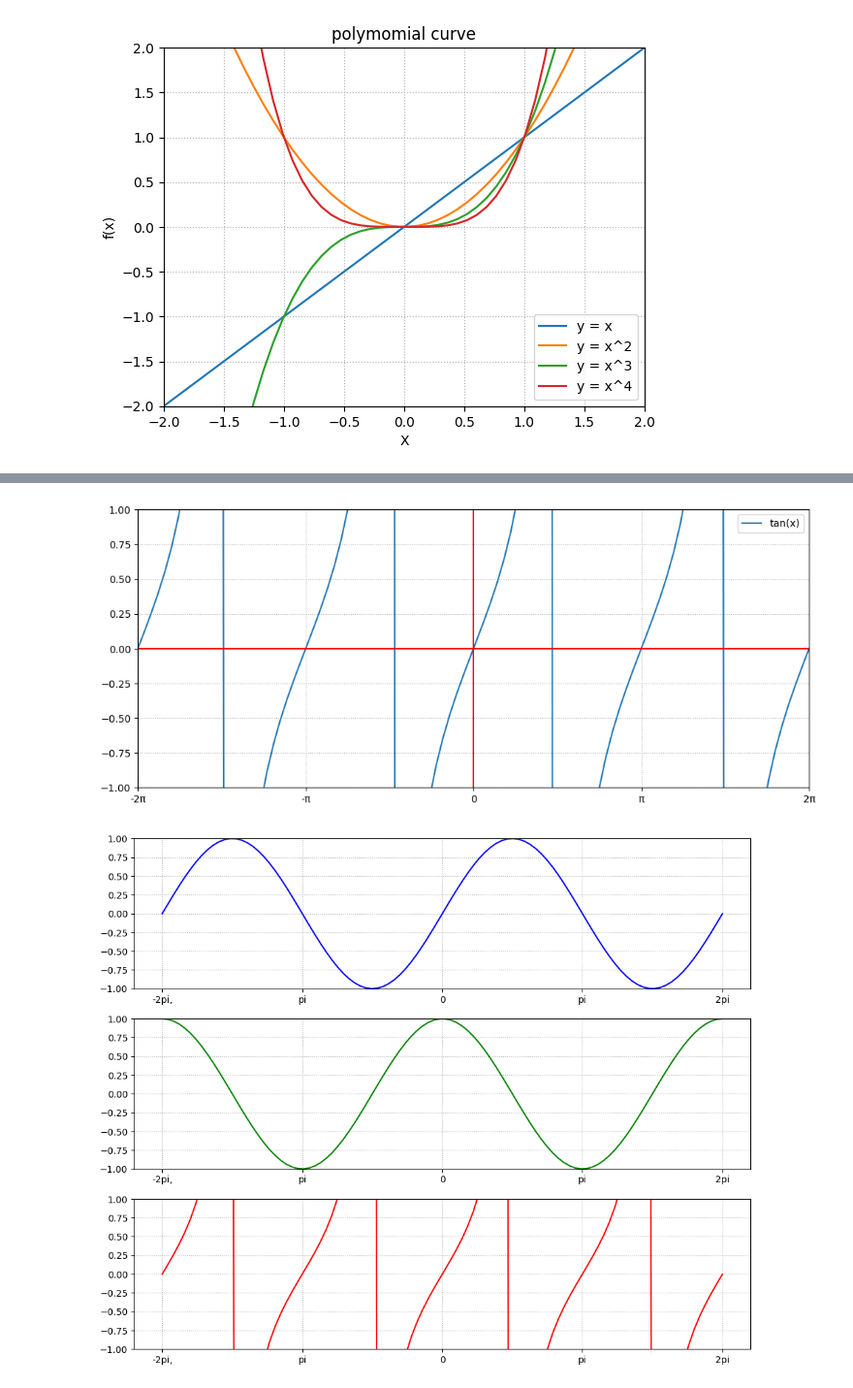
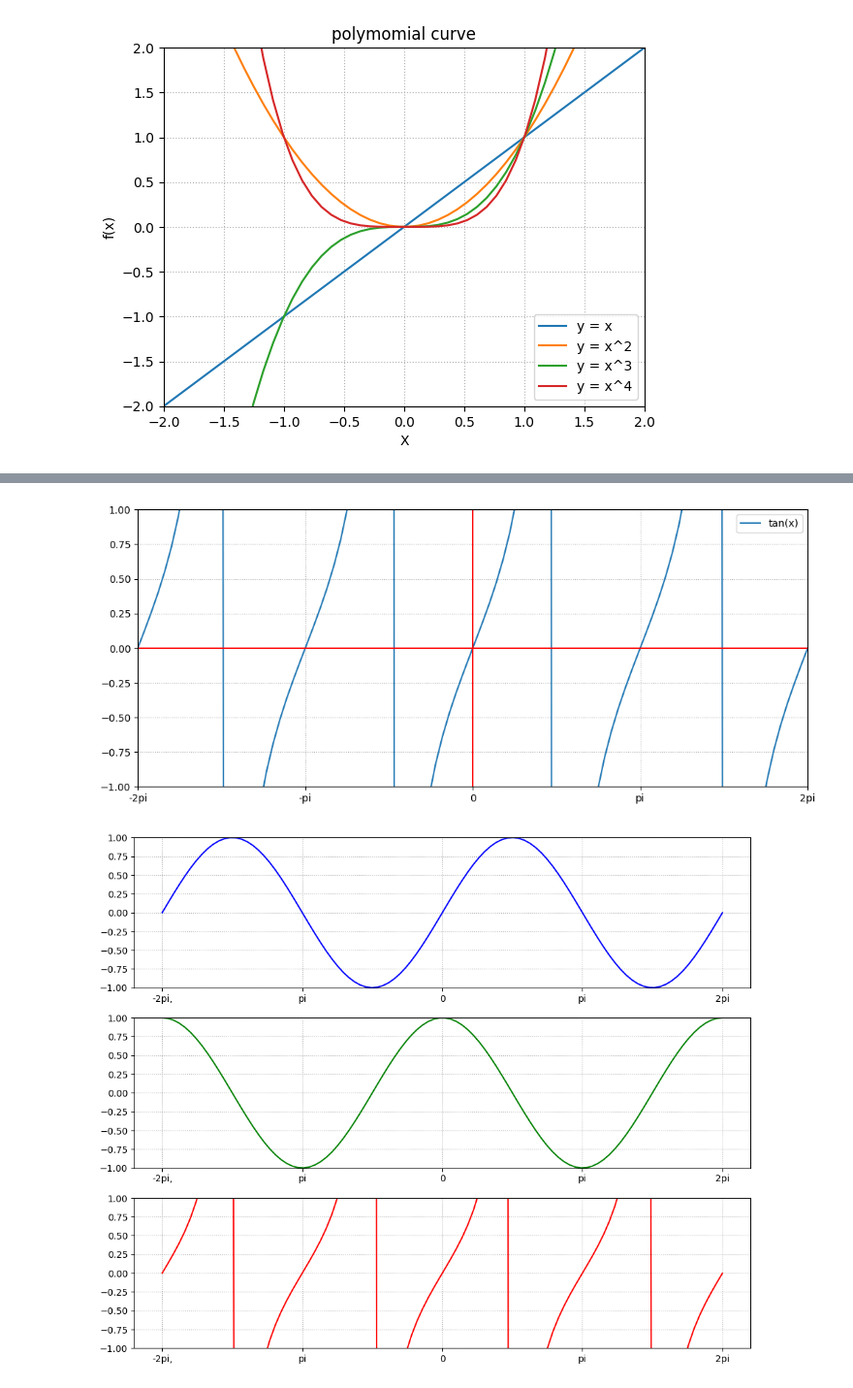
Before and after one commit to DongwooHan-GitHub/SESAC---Math, a Jupyter notebook: Docs/angular.plot.ipynb, the cells around one changed output, grey strips where cells are left out. Shown at 97% size. Cells and saved outputs as stored; diff of their text form; code cells hidden in the pictures.

```diff
--- a/Docs/angular.plot.ipynb
+++ b/Docs/angular.plot.ipynb
@@ -44,35 +53,35 @@ x = np.linspace(-2 * np.pi, 2 * np.pi, 100)
 # 함수 값 계산
 sin_x = np.sin(x)
 cos_x = np.cos(x)
 tan_x = np.tan(x)
 
 plt.figure(figsize=(12, 5))
 
 
 # plt.plot(x, sin_x, label="sin(x)")
 # plt.plot(x, cos_x, label="cos(x)")
 plt.plot(x, tan_x, label="tan(x)")
 
 # y축에 수직선 추가
 plt.vlines(0, -1, 1, color="r")
 # x축에 수평선 추가
 plt.hlines(0, -2 * np.pi, 2 * np.pi, color="r")
 
 
 
 # x축 눈금과 레이블 설정
-plt.xticks([-2 * np.pi, -np.pi, 0, np.pi, 2 * np.pi], labels=["-2π", "-π", "0", "π", "2π"])
+plt.xticks([-2 * np.pi, -np.pi, 0, np.pi, 2 * np.pi], labels=["-2pi", "-pi", "0", "pi", "2pi"])
 
 # 그래프의 범위 설정
 plt.ylim(-1, 1)
 plt.xlim(-2 * np.pi, 2 * np.pi)
 
 # 범례 추가 및 그리드 스타일 설정
 plt.legend()
 plt.grid(linestyle=":")
 plt.show()
 # %% [output]
-[figure, old version]
+[figure, new version]
 # %%
 
 x = np.linspace(-2 * np.pi, 2 * np.pi, 100)
```
Also changed, not shown: parts of 8 cells of this notebook, 2 other files.
